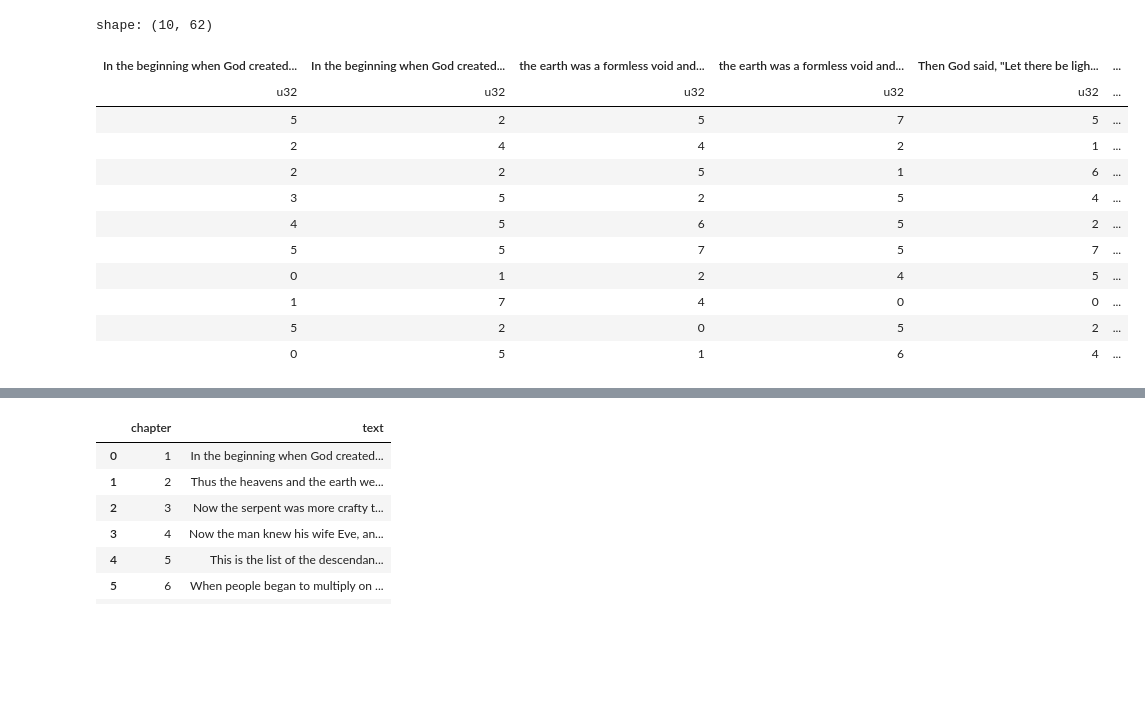
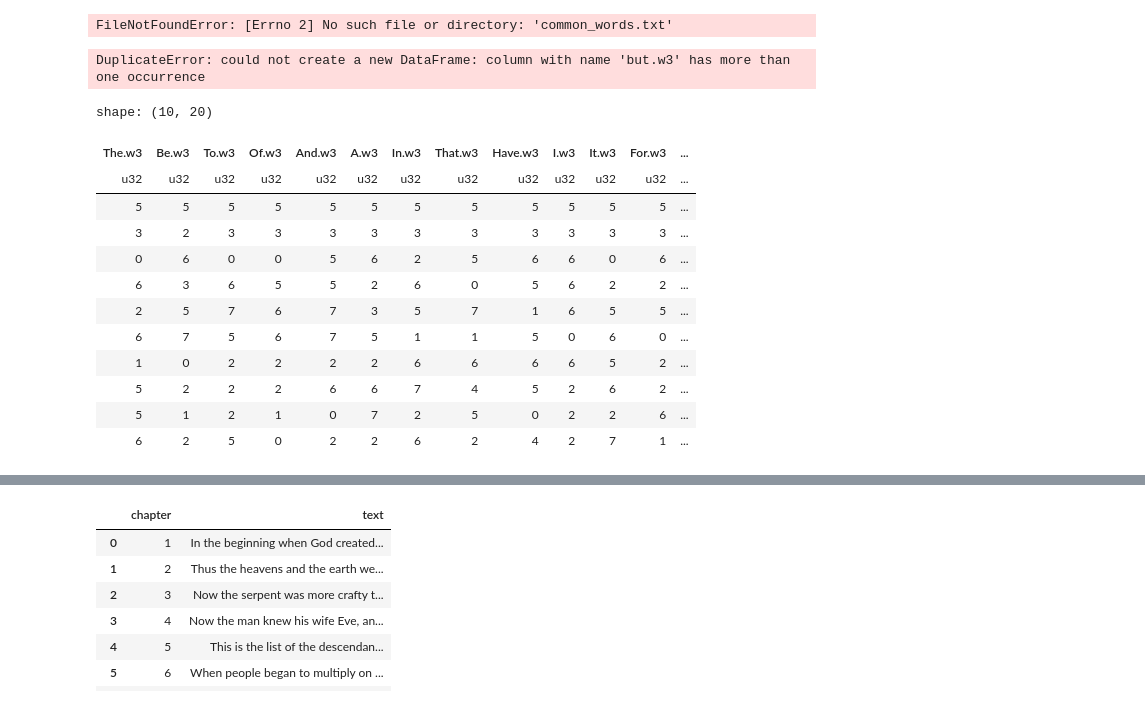
Before and after one commit to sagearc/GaleMoE, a Jupyter notebook: sandbox.ipynb, the cells around one changed output, grey strips where cells are left out. Drawn from its saved outputs; the diff is of its cells as text; code cells hidden in the pictures; blank space fills up the shorter version.

Commit message:
common 1k

```diff
--- a/sandbox.ipynb
+++ b/sandbox.ipynb
@@ -58,3 +1,17 @@ all_safetensor_keys
+# %%
+import pandas as pd
+
+with open('common_words.txt', 'r') as f:
+    lines = f.readlines()
+common_words = [line.strip() for line in lines if not line.startswith('#')][:1000]
+
+
+py_df = pd.DataFrame({'rank': range(len(common_words)), 'username/repo_name': common_words})
+
+all_safetensor_keys = set(f'{row["rank"]}.{row["username/repo_name"]}' for _, row in py_df.iterrows())
+all_safetensor_keys
+# %% [output]
+FileNotFoundError: [Errno 2] No such file or directory: 'common_words.txt'
 # %%
 from safetensors.torch import load_file
 import polars as pl
@@ -65,7 +22,7 @@ import torch
 schema = [('expert', pl.Int8)]
 for _, row in py_df.iterrows():
     repo = row["username/repo_name"]
-    schema.append((f'{repo}.w1', pl.Float16))
+    # schema.append((f'{repo}.w1', pl.Float16))
     schema.append((f'{repo}.w3', pl.Float16))
 
 
@@ -74,7 +31,7 @@ layer_to_df: dict[int, pl.DataFrame] = {}
 for layer in range(32):
 
     df = pl.DataFrame(schema=schema)
-    layer_path = Path(f'output/genesis/layer={layer:02d}')
+    layer_path = Path(f'output/common_words_1k/layer={layer:02d}')
 
     for expert in range(8):
         repos_to_activations = {}
@@ -109,3 +66,5 @@ for layer in range(32):
         df = pl.concat([df, curr_expert_df], how="vertical")
 
     layer_to_df[layer] = df
+# %% [output]
+DuplicateError: could not create a new DataFrame: column with name 'but.w3' has more than one occurrence
@@ -112,27 +82,29 @@ for layer in range(32):
 # %%
-df = layer_to_df[16]
+df = layer_to_df[28]
 
 df_top_50_indices = df.drop('expert').select(
     pl.all().arg_sort(descending=True).head(10)
 )
 
-# df_top_50_indices = df.drop('expert').select(
-#     pl.all().sort(descending=True).head(10)
-# )
+df_top_50_values = df.drop('expert').select(
+    pl.all().sort(descending=True).head(10)
+)
+
+df_top_50_values
 
 # df_top_50_indices
 df_top_50_indices // 14336
 # %% [output]
-shape: (10, 62)
+shape: (10, 20)
-| In the beginning when God created... | In the beginning when God created... | the earth was a formless void and... | the earth was a formless void and... | Then God said, "Let there be ligh... | ... |
-| u32 | u32 | u32 | u32 | u32 | ... |
-| 5 | 2 | 5 | 7 | 5 | ... |
-| 2 | 4 | 4 | 2 | 1 | ... |
-| 2 | 2 | 5 | 1 | 6 | ... |
-| 3 | 5 | 2 | 5 | 4 | ... |
-| 4 | 5 | 6 | 5 | 2 | ... |
-| 5 | 5 | 7 | 5 | 7 | ... |
-| 0 | 1 | 2 | 4 | 5 | ... |
-| 1 | 7 | 4 | 0 | 0 | ... |
-| 5 | 2 | 0 | 5 | 2 | ... |
-| 0 | 5 | 1 | 6 | 4 | ... |
+| The.w3 | Be.w3 | To.w3 | Of.w3 | And.w3 | A.w3 | In.w3 | That.w3 | Have.w3 | I.w3 | It.w3 | For.w3 | ... |
+| u32 | u32 | u32 | u32 | u32 | u32 | u32 | u32 | u32 | u32 | u32 | u32 | ... |
+| 5 | 5 | 5 | 5 | 5 | 5 | 5 | 5 | 5 | 5 | 5 | 5 | ... |
+| 3 | 2 | 3 | 3 | 3 | 3 | 3 | 3 | 3 | 3 | 3 | 3 | ... |
+| 0 | 6 | 0 | 0 | 5 | 6 | 2 | 5 | 6 | 6 | 0 | 6 | ... |
+| 6 | 3 | 6 | 5 | 5 | 2 | 6 | 0 | 5 | 6 | 2 | 2 | ... |
+| 2 | 5 | 7 | 6 | 7 | 3 | 5 | 7 | 1 | 6 | 5 | 5 | ... |
+| 6 | 7 | 5 | 6 | 7 | 5 | 1 | 1 | 5 | 0 | 6 | 0 | ... |
+| 1 | 0 | 2 | 2 | 2 | 2 | 6 | 6 | 6 | 6 | 5 | 2 | ... |
+| 5 | 2 | 2 | 2 | 6 | 6 | 7 | 4 | 5 | 2 | 6 | 2 | ... |
+| 5 | 1 | 2 | 1 | 0 | 7 | 2 | 5 | 0 | 2 | 2 | 6 | ... |
+| 6 | 2 | 5 | 0 | 2 | 2 | 6 | 2 | 4 | 2 | 7 | 1 | ... |
```
Also changed, not shown: parts of 7 cells of this notebook, 2 other files.
